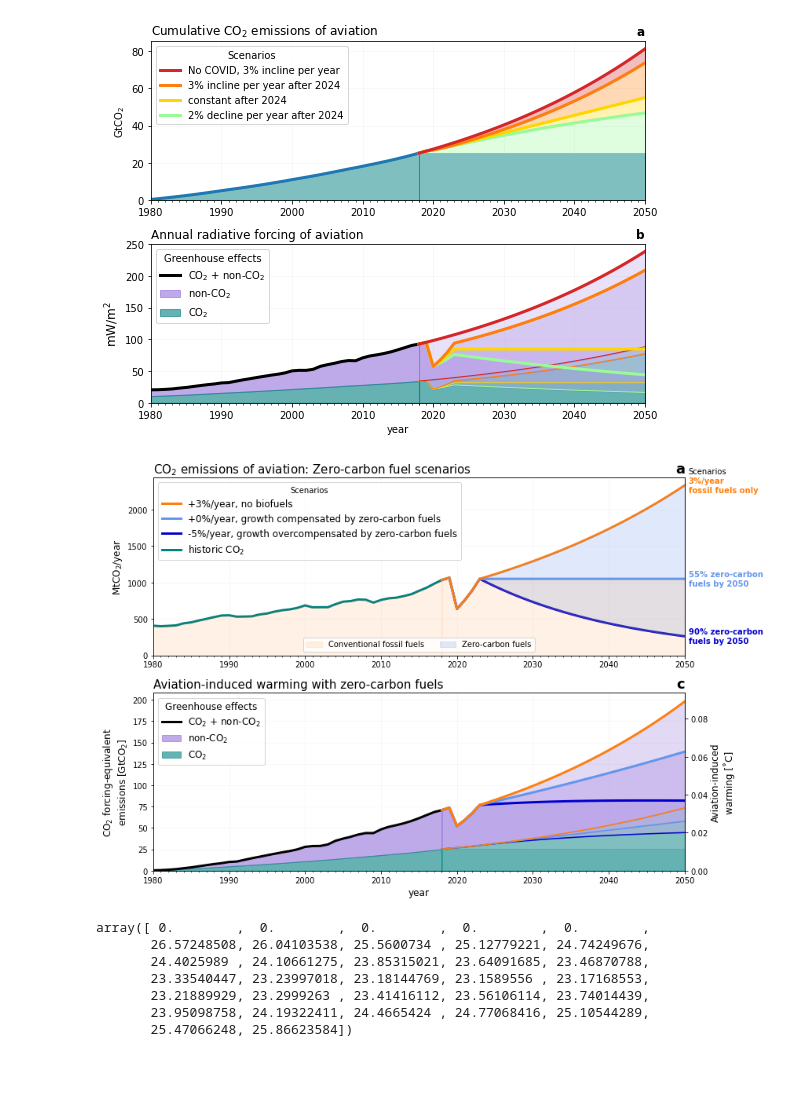
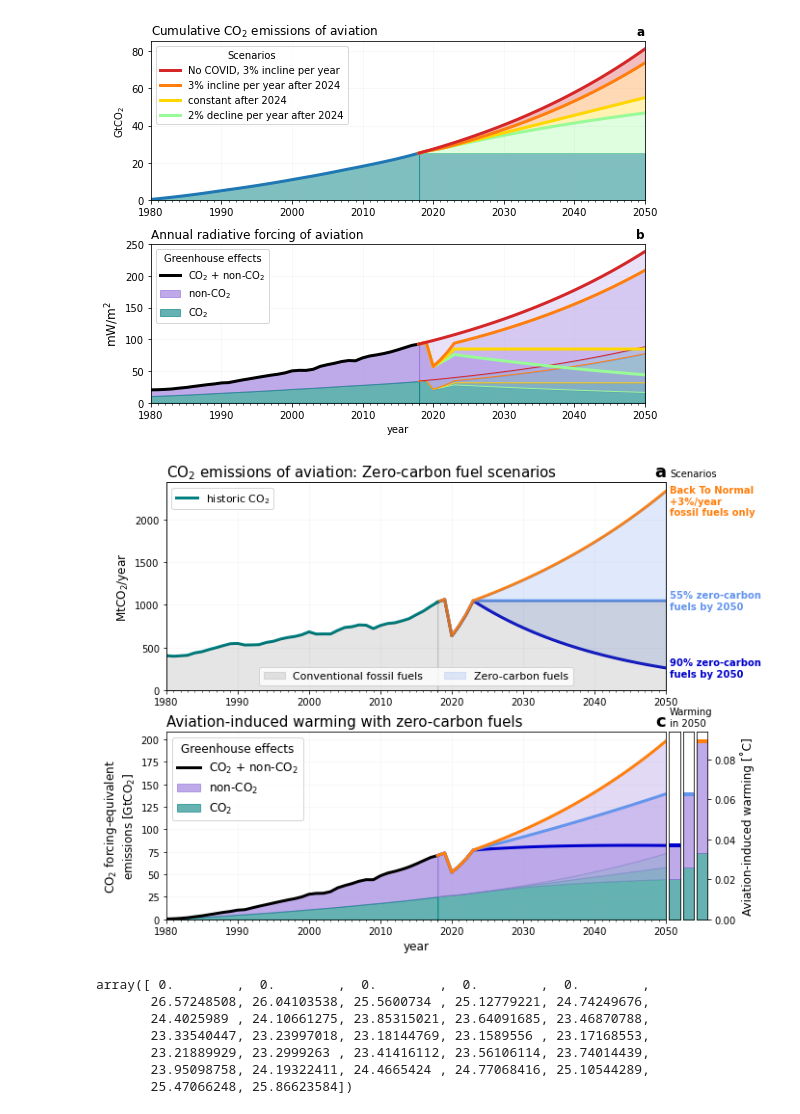
Before and after one commit to milankl/FlyingClimate, a Jupyter notebook: scripts/aviation_warming.ipynb, the cells around one changed output. Cells and saved outputs as stored; diff of their text form; code cells hidden in the pictures; blank space fills up the shorter version.

Commit message:
figures with scenarios bars

```diff
--- a/scripts/aviation_warming.ipynb
+++ b/scripts/aviation_warming.ipynb
@@ -735,24 +788,40 @@ nonco2_cumemiss_scenario5 = (1-r)*(H/AGWP100)*(nonco2rf_scenario5 - nonCO2_rf[0]
 
 nonco2_cumemiss_scenario6 = (1-r)*(H/AGWP100)*(nonco2rf_scenario6 - nonCO2_rf[0]) +\
                             (r/AGWP100)*nonco2rf_scenario6*(years_future-years[0])
+
+# equivalent warming CO2+NON-CO2
+warming_scenario5 = TCRE*(nonco2_cumemiss_scenario5+np.sum(co2[:-1])/1000+np.cumsum(co2_scenario5)/1000)
+warming_scenario6 = TCRE*(nonco2_cumemiss_scenario6+np.sum(co2[:-1])/1000+np.cumsum(co2_scenario6)/1000)
+
+# CO2 only warming
+co2warm_scenario5 = TCRE*(np.sum(co2[:-1])/1000+np.cumsum(co2_scenario5)/1000)
+co2warm_scenario6 = TCRE*(np.sum(co2[:-1])/1000+np.cumsum(co2_scenario6)/1000)
 # %%
-fig,(ax1,ax3) = plt.subplots(2,1,figsize=(12,8))
+fig = plt.figure(figsize=(8,6))
 
+ax1 = fig.add_axes([0,0.55,0.9,0.5])
 ax2 = ax1.twinx()
+ax3 = fig.add_axes([0,0,0.9,0.45])
+
+# scenario axes
+pos = ax3.get_position()
+ax_s1 = fig.add_axes([pos.x1+0.005,pos.y0,0.02,pos.y1-pos.y0])
+ax_s2 = fig.add_axes([pos.x1+0.03,pos.y0,0.02,pos.y1-pos.y0])
+ax_s3 = fig.add_axes([pos.x1+0.055,pos.y0,0.02,pos.y1-pos.y0])
+ax_s3.yaxis.set_label_position("right")
+ax_s3.yaxis.tick_right()
 
 # future scenarios
-ax2.fill_between(years,co2,alpha=0.1,color="C1",label="Conventional fossil fuels")
+ax2.fill_between(years,co2,alpha=0.1,color="k",label="Conventional fossil fuels")
 ax2.fill_between(years_future,co2_scenario3,co2_scenario6,alpha=0.2,color="cornflowerblue",label="Zero-carbon fuels")
-ax2.fill_between(years_future,co2_scenario5,alpha=0.1,color="C1")
+ax2.fill_between(years_future,co2_scenario5,alpha=0.1,color="k")
 
-
-ax1.plot(years_future,co2_scenario3,"C1",lw=3,zorder=10,label="+3%/year, no biofuels")
-ax1.plot(years_future,co2_scenario5,"cornflowerblue",lw=3,zorder=9,label="+0%/year, growth compensated by zero-carbon fuels")
-ax1.plot(years_future,co2_scenario6,"mediumblue",lw=3,zorder=8,label="-5%/year, growth overcompensated by zero-carbon fuels")
+ax1.plot(years_future,co2_scenario6,"mediumblue",lw=3)
+ax1.plot(years_future,co2_scenario5,"cornflowerblue",lw=3)
+ax1.plot(years_future,co2_scenario3,"C1",lw=3)
 
 # historic
 ax1.plot(years,co2,"teal",lw=3,label=r"historic CO$_2$")
-
 
 ax1.set_title(r"CO$_2$ emissions of aviation: Zero-carbon fuel scenarios",loc="left",fontsize=15)
 ax1.set_title("a",loc="right",fontweight="bold",fontsize=18)
@@ -768,14 +837,11 @@ ax1.set_xticks(np.hstack((years,years_future)),minor=True)
 ax3.set_xticks(np.hstack((years,years_future)),minor=True)
 ax2.set_yticks([])
 
-# RADIATIVE FORCING
-ax3r = ax3.twinx()   # put warming on a second y-axis
-
+# FORCING-EQUIVALENT EMISSIONS AND WARMING
 # historic
 alfa=0.6
 h3 = lambda y: 1-np.cbrt(1-y)
 h4 = lambda y: 1-np.sqrt(np.sqrt(1-y))  # four-level superimposed alpha
-
 
 # cumulative
 ax3.fill_between(years,nonCO2_cumemissions+np.cumsum(co2)/1000,np.cumsum(co2)/1000,alpha=alfa,color="mediumpurple",label="non-CO$_2$")
@@ -784,62 +850,80 @@ ax3.plot(years,nonCO2_cumemissions+np.cumsum(co2)/1000,"k",lw=3,label=r"CO$_2$ +
 
 # cumulative future
 # CO2
-ax3.fill_between(years_future,np.ones_like(years_future)*np.sum(co2)/1000,alpha=h4(alfa),color="teal")
+# ax3.fill_between(years_future,np.ones_like(years_future)*np.sum(co2)/1000,alpha=h4(alfa),color="teal")
 ax3.fill_between(years_future,np.sum(co2[:-1])/1000+np.cumsum(co2_scenario6)/1000,
-                 alpha=h4(alfa),color="teal")
+                 alpha=h3(alfa),color="teal")
 ax3.fill_between(years_future,np.sum(co2[:-1])/1000+np.cumsum(co2_scenario5)/1000,
-                 alpha=h4(alfa),color="teal")
+                 alpha=h3(alfa),color="teal")
 ax3.fill_between(years_future,np.sum(co2[:-1])/1000+np.cumsum(co2_scenario3)/1000,
-                 alpha=h4(alfa),color="teal")
+                 alpha=h3(alfa),color="teal")
 
-ax3.plot(years_future,np.sum(co2[:-1])/1000+np.cumsum(co2_scenario6)/1000,"mediumblue")
-ax3.plot(years_future,np.sum(co2[:-1])/1000+np.cumsum(co2_scenario5)/1000,"cornflowerblue")
-ax3.plot(years_future,np.sum(co2[:-1])/1000+np.cumsum(co2_scenario3)/1000,"C1")
+# ax3.plot(years_future,np.sum(co2[:-1])/1000+np.cumsum(co2_scenario6)/1000,"mediumblue")
+# ax3.plot(years_future,np.sum(co2[:-1])/1000+np.cumsum(co2_scenario5)/1000,"cornflowerblue")
+# ax3.plot(years_future,np.sum(co2[:-1])/1000+np.cumsum(co2_scenario3)/1000,"C1")
 
 # NON-CO2
-# plot on twinx ax3r for two legends
 ax3.plot(years_future,nonco2_cumemiss_scenario3+np.sum(co2[:-1])/1000+np.cumsum(co2_scenario3)/1000,
          "C1",lw=3,zorder=10)
 ax3.plot(years_future,nonco2_cumemiss_scenario5+np.sum(co2[:-1])/1000+np.cumsum(co2_scenario5)/1000,
          "cornflowerblue",lw=3,zorder=9)
 ax3.plot(years_future,nonco2_cumemiss_scenario6+np.sum(co2[:-1])/1000+np.cumsum(co2_scenario6)/1000,
          "mediumblue",lw=3,zorder=8)
 
 ax3.fill_between(years_future,nonco2_cumemiss_scenario5+np.sum(co2[:-1])/1000+np.cumsum(co2_scenario5)/1000,
                  np.sum(co2[:-1])/1000+np.cumsum(co2_scenario5)/1000,
                  alpha=h3(alfa),color="mediumpurple")
 ax3.fill_between(years_future,nonco2_cumemiss_scenario6+np.sum(co2[:-1])/1000+np.cumsum(co2_scenario6)/1000,
                  np.sum(co2[:-1])/1000+np.cumsum(co2_scenario6)/1000,
                  alpha=h3(alfa),color="mediumpurple")
 ax3.fill_between(years_future,nonco2_cumemiss_scenario3+np.sum(co2[:-1])/1000+np.cumsum(co2_scenario3)/1000,
                  np.sum(co2[:-1])/1000+np.cumsum(co2_scenario3)/1000,
                  alpha=h3(alfa),color="mediumpurple")
 
+# SCENARIO COMPARISON 2050
+ax_s1.axhline(warming_scenario6[-1],color="mediumblue",lw=4)
+ax_s2.axhline(warming_scenario5[-1],color="cornflowerblue",lw=4)
+ax_s3.axhline(warming_scenario3[-1],color="C1",lw=4)
+
+ax_s1.fill_between([0,1],np.ones(2)*co2warm_scenario6[-1],color="teal",alpha=alfa)
+ax_s2.fill_between([0,1],np.ones(2)*co2warm_scenario5[-1],color="teal",alpha=alfa)
+ax_s3.fill_between([0,1],np.ones(2)*co2warm_scenario3[-1],color="teal",alpha=alfa)
+
+ax_s1.fill_between([0,1],np.ones(2)*warming_scenario6[-1],np.ones(2)*co2warm_scenario6[-1],color="mediumpurple",alpha=alfa)
+ax_s2.fill_between([0,1],np.ones(2)*warming_scenario5[-1],np.ones(2)*co2warm_scenario5[-1],color="mediumpurple",alpha=alfa)
+ax_s3.fill_between([0,1],np.ones(2)*warming_scenario3[-1],np.ones(2)*co2warm_scenario3[-1],color="mediumpurple",alpha=alfa)
+
 ax3.set_title(r"Aviation-induced warming with zero-carbon fuels",loc="left",fontsize=15)
-
 ax3.set_ylabel(r"CO$_2$ forcing-equivalent"+"\n"+"emissions [GtCO$_2$]",fontsize=12)
-ax3r.set_ylabel("Aviation-induced\nwarming [˚C]",fontsize=12)
+ax_s3.set_ylabel("Aviation-induced warming [˚C]",fontsize=12)
 ax3.set_xlabel("year",fontsize=12)
-ax1.legend(loc=2,fontsize=12,title="Scenarios")
-ax2.legend(loc=8,ncol=2)
-# ax3r.legend(loc=2,title="Future scenarios",fontsize=12,title_fontsize='large')
+ax1.legend(loc=2,fontsize=11)
+ax2.legend(loc=8,fontsize=11,ncol=2)
 ax3.legend(loc=2,title="Greenhouse effects",fontsize=12,title_fontsize='large')
 
 ax3.set_ylim(0,ax3.get_ylim()[1])
-ax3r.set_ylim(0,TCRE*ax3.get_ylim()[1])
+for ax in [ax_s1,ax_s2,ax_s3]:
+    ax.set_ylim(0,TCRE*ax3.get_ylim()[1])
+    ax.set_xlim(0,1)
+
+for ax in [ax_s1,ax_s2]:
+    ax.set_yticks([])
+    ax.set_xticks([])
+
+ax_s3.set_xticks([])
 
 ax1.grid(alpha=0.1)
 ax3.grid(alpha=0.1)
 
-ax1.text(2050.5,ax1.get_ylim()[1]*1.025,"Scenarios")
-ax1.text(2050.5,co2_scenario3[-1],"3%/year\nfossil fuels only",color="C1",fontweight="bold",va="center")
+ax1.text(2050.5,ax1.get_ylim()[1]*1.03,"Scenarios")
+ax3.text(2050.5,ax3.get_ylim()[1]*1.035,"Warming\nin 2050")
+ax1.text(2050.5,co2_scenario3[-1]*0.95,"Back To Normal\n+3%/year\nfossil fuels only",color="C1",fontweight="bold",va="center")
 ax1.text(2050.5,co2_scenario5[-1],str(int(np.round((1-m5[-1])*20)*5))+"% zero-carbon\nfuels by 2050",color="cornflowerblue",fontweight="bold",va="center")
-ax1.text(2050.5,co2_scenario6[-1],str(int(np.round((1-m6[-1])*20)*5))+"% zero-carbon\nfuels by 2050",color="mediumblue",fontweight="bold",va="center")
+ax1.text(2050.5,co2_scenario6[-1],str(int(np.round((1-m6[-1])*20)*5))+"% zero-carbon\nfuels by 2050",color="mediumblue",fontweight="bold",va="center");
 
-plt.tight_layout()
 plt.savefig("../plots/biofuels_warming.pdf")
 # %% [output]
-[figure, old version]
+[figure, new version]
 # %%
 np.diff(co2_scenario3-co2_scenario6)/3.16
 # %% [output]
```
Also changed, not shown: parts of 4 cells of this notebook, 5 other files.
